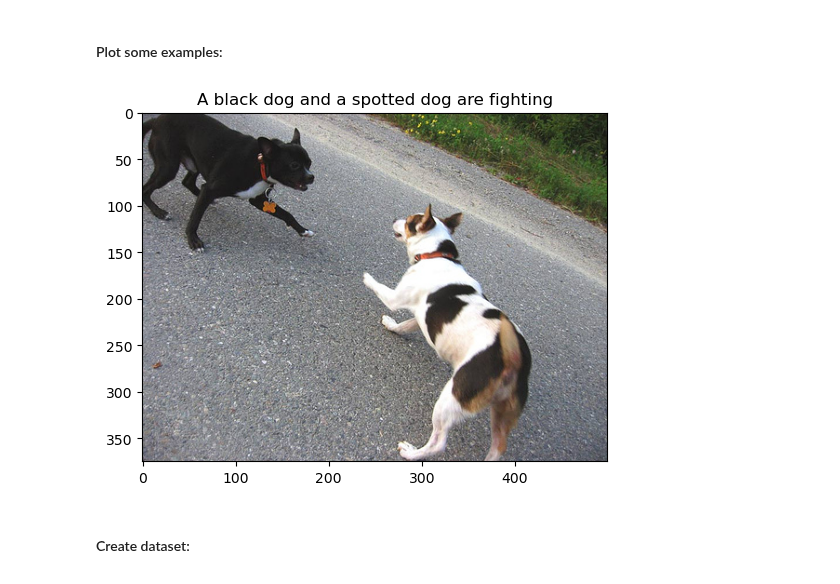
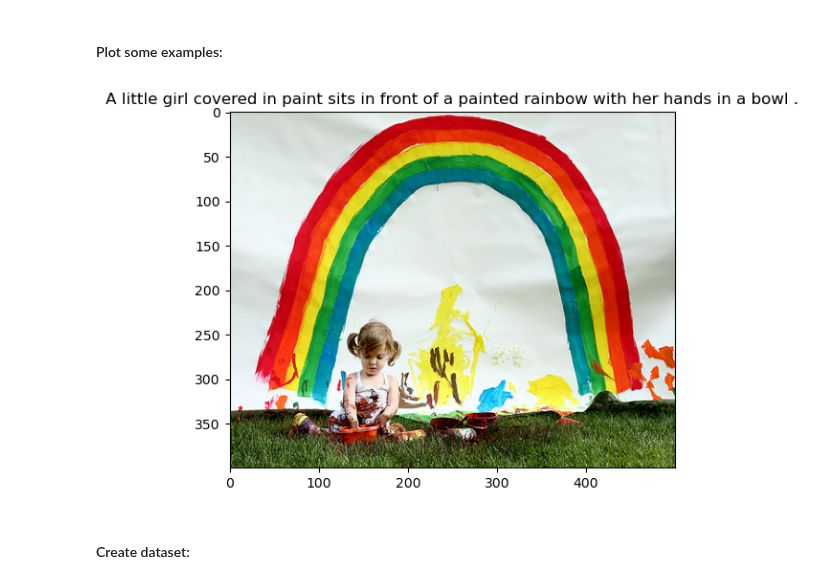
Before and after one commit to FixelAlgorithmsTeam/FixelCourses, a Jupyter notebook: DeepLearningMethods/12_RNN_Architectures/MainImageCaptioning.ipynb, the cells around one changed output. Cells and saved outputs as stored; diff of their text form; code cells hidden in the pictures.

```diff
--- a/DeepLearningMethods/12_RNN_Architectures/MainImageCaptioning.ipynb
+++ b/DeepLearningMethods/12_RNN_Architectures/MainImageCaptioning.ipynb
@@ -48,17 +48,17 @@ mFeatures.shape, len(lCaption), len(lImageName)
 # %%
 from PIL import Image
 
 dirPath = r'C:\Users\oryai\Workarea\Data\Flicker8K\Images\\'
-idx     = 1
+idx     = 2
 oImage  = Image.open(dirPath + lImageName[idx])
 
 plt.figure(figsize=(6, 6))
 plt.imshow(oImage)
 plt.title (lCaption[idx][0])
 plt.show  ()
 
 oImage.close()
 # %% [output]
-[figure, old version]
+[figure, new version]
 # %% [markdown]
 #### Create dataset:
```
Also changed, not shown: parts of 19 cells of this notebook, 7 other files.
